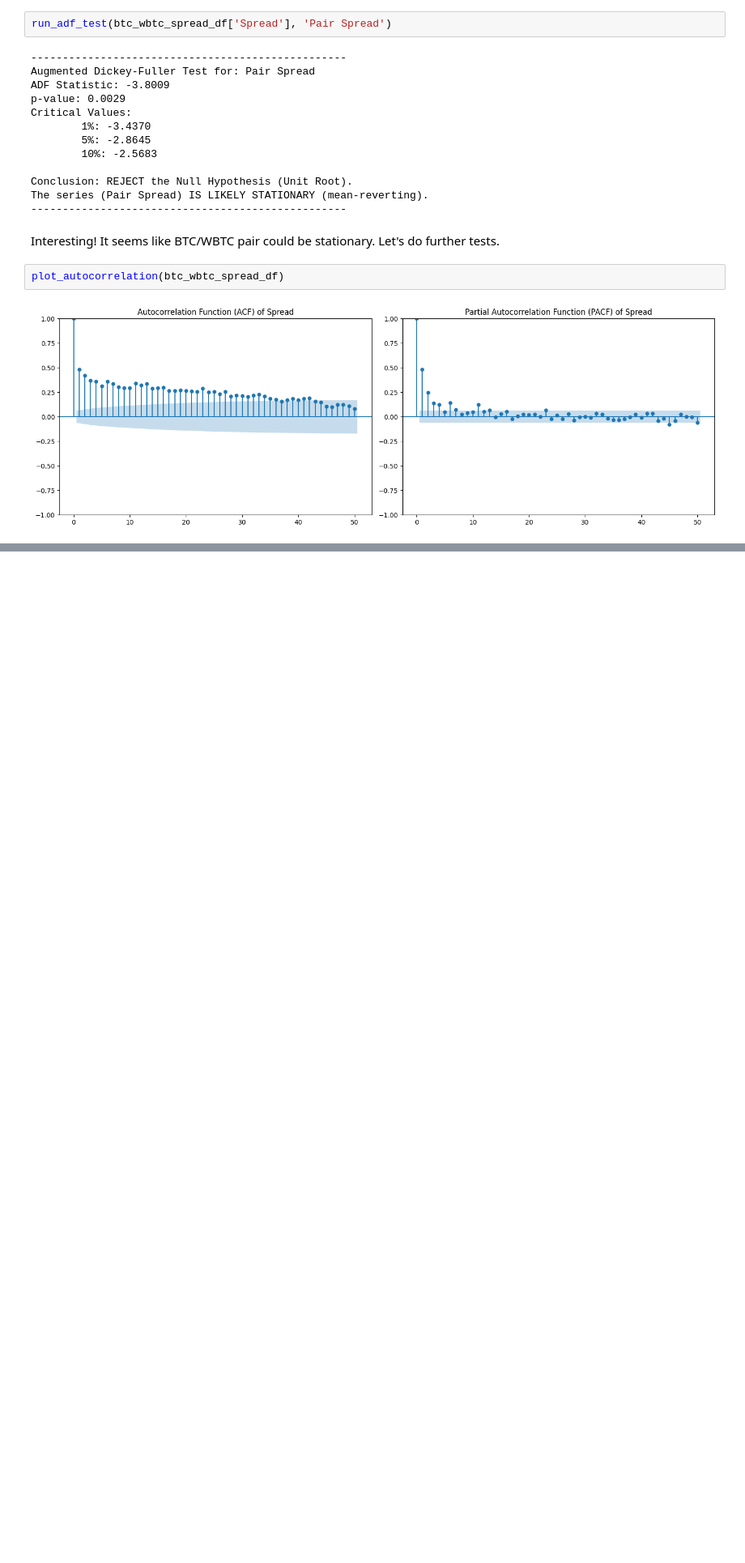
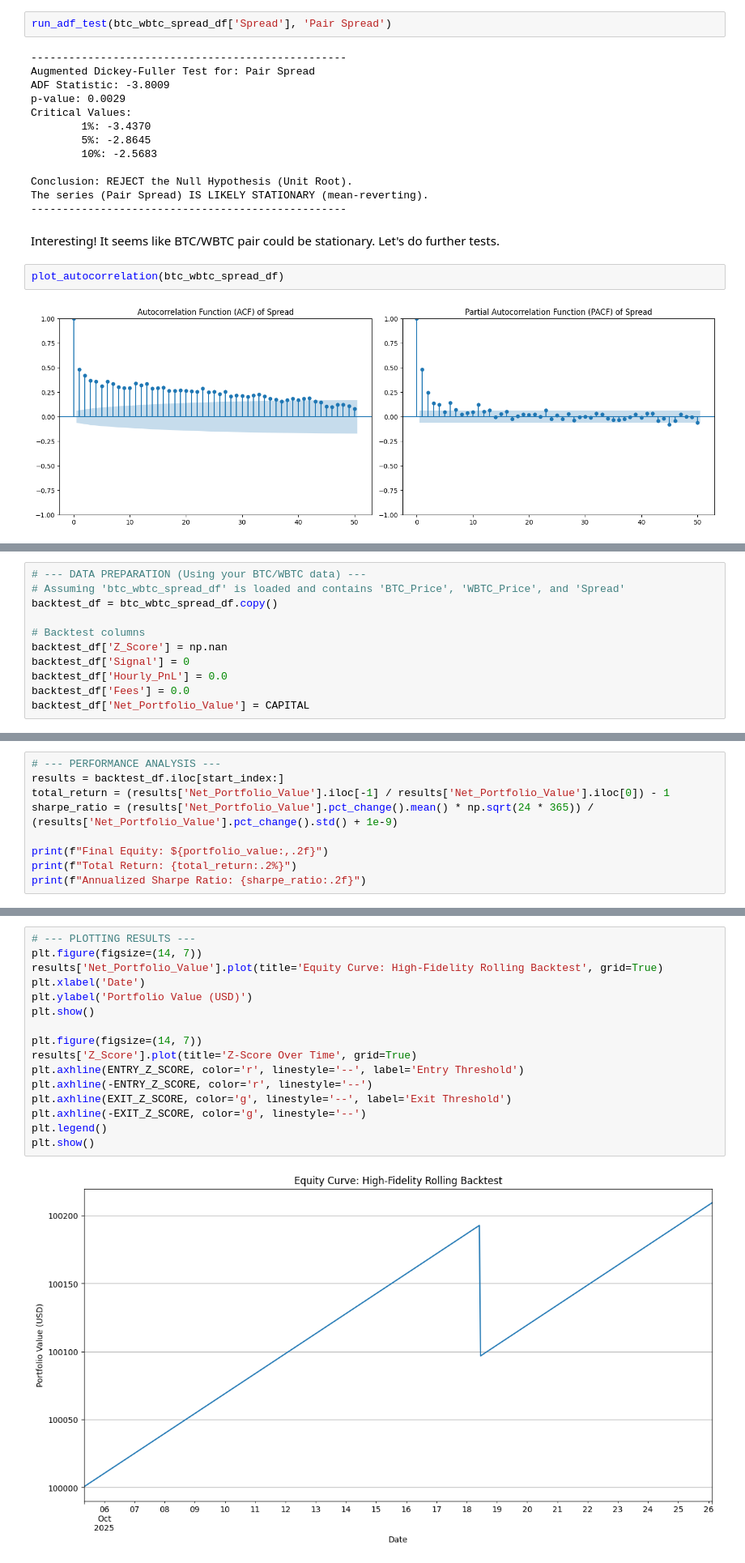
Before and after one commit to 0xSingletOnly/simple_quant_strategies, a Jupyter notebook: 1_stat_arb_intro.ipynb, the cells around one changed output, grey strips where cells are left out. Shown at 81% size. Saved outputs shown, nothing was run; the diff lists cells and outputs as text; blank space fills up the shorter version.

```diff
--- a/1_stat_arb_intro.ipynb
+++ b/1_stat_arb_intro.ipynb
@@ -329,0 +732,11 @@ We will implement the AR(4) model to test things out.
+# %%
+# --- DATA PREPARATION (Using your BTC/WBTC data) ---
+# Assuming 'btc_wbtc_spread_df' is loaded and contains 'BTC_Price', 'WBTC_Price', and 'Spread'
+backtest_df = btc_wbtc_spread_df.copy()
+
+# Backtest columns
+backtest_df['Z_Score'] = np.nan
+backtest_df['Signal'] = 0
+backtest_df['Hourly_PnL'] = 0.0
+backtest_df['Fees'] = 0.0
+backtest_df['Net_Portfolio_Value'] = CAPITAL
@@ -329,0 +844,9 @@ We will implement the AR(4) model to test things out.
+# %%
+# --- PERFORMANCE ANALYSIS ---
+results = backtest_df.iloc[start_index:]
+total_return = (results['Net_Portfolio_Value'].iloc[-1] / results['Net_Portfolio_Value'].iloc[0]) - 1
+sharpe_ratio = (results['Net_Portfolio_Value'].pct_change().mean() * np.sqrt(24 * 365)) / (results['Net_Portfolio_Value'].pct_change().std() + 1e-9)
+
+print(f"Final Equity: ${portfolio_value:,.2f}")
+print(f"Total Return: {total_return:.2%}")
+print(f"Annualized Sharpe Ratio: {sharpe_ratio:.2f}")
@@ -329,0 +857,18 @@ We will implement the AR(4) model to test things out.
+# %%
+# --- PLOTTING RESULTS ---
+plt.figure(figsize=(14, 7))
+results['Net_Portfolio_Value'].plot(title='Equity Curve: High-Fidelity Rolling Backtest', grid=True)
+plt.xlabel('Date')
+plt.ylabel('Portfolio Value (USD)')
+plt.show()
+
+plt.figure(figsize=(14, 7))
+results['Z_Score'].plot(title='Z-Score Over Time', grid=True)
+plt.axhline(ENTRY_Z_SCORE, color='r', linestyle='--', label='Entry Threshold')
+plt.axhline(-ENTRY_Z_SCORE, color='r', linestyle='--')
+plt.axhline(EXIT_Z_SCORE, color='g', linestyle='--', label='Exit Threshold')
+plt.axhline(-EXIT_Z_SCORE, color='g', linestyle='--')
+plt.legend()
+plt.show()
+# %% [output]
+[figure, added]
```
Also changed, not shown: parts of 52 cells of this notebook.
